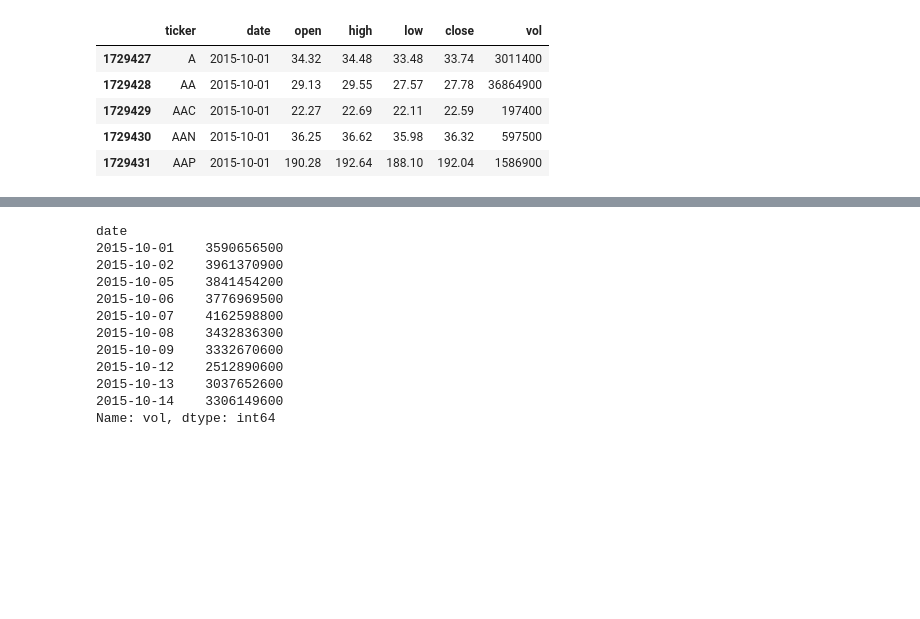
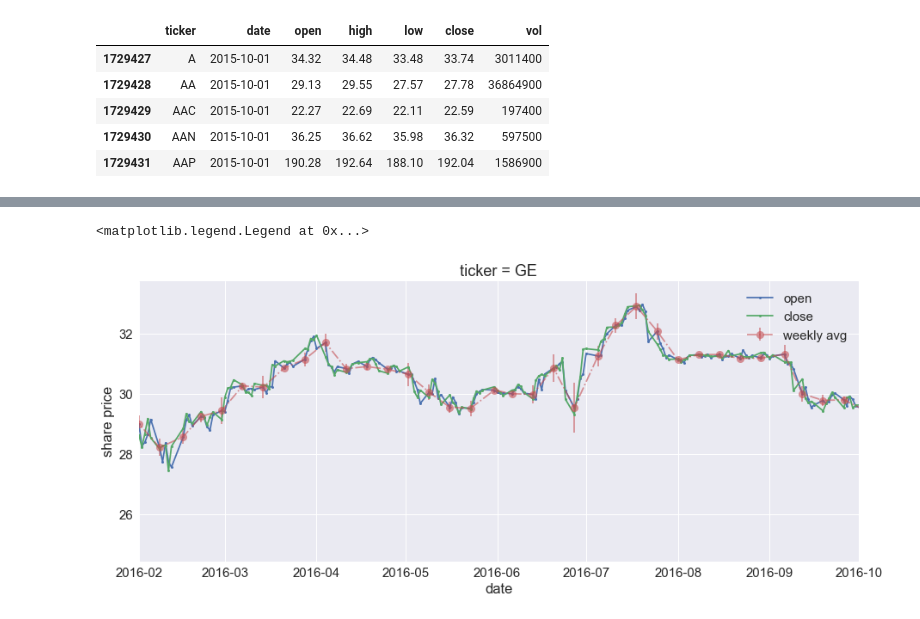
Before and after one commit to joehahn/dl, a Jupyter notebook: market/inspect_stock_data.ipynb, the cells around one changed output, grey strips where cells are left out. Drawn from its saved outputs; the diff is of its cells as text; code cells hidden in the pictures; blank space fills up the shorter version.

Commit message:
inspect-stock-data

```diff
--- a/market/inspect_stock_data.ipynb
+++ b/market/inspect_stock_data.ipynb
@@ -20,14 +20,15 @@ pd.set_option('display.max_columns', None)
 # %%
 #select date ranges, for plotting and for models
 data_date_range  = ('2015-10-01', '2017-03-01')
-plot_date_range  = ('2016-03-01', '2018-01-12')
+plot_date_range  = ('2016-02-01', '2016-10-01')
 model_date_range = ('2017-01-12', '2018-01-12')
 # %%
 #read NYSE data
 path = 'private/eoddata/NYSE_*.zip'
-drop_holidays=True
+drop_holidays = True
 from helper_fns import *
-market = read_nyse_data(path, start_date=data_date_range[0], end_date=data_date_range[1], drop_holidays=drop_holidays)
+market = read_market_data(path, start_date=data_date_range[0], end_date=data_date_range[1],
+    drop_holidays=drop_holidays)
 print market.dtypes
 market.head()
 # %% [output]
@@ -87,0 +55,6 @@ r.head()
+# %%
+#resample market timeseries data across 1-week bins
+freq = 'w'
+market_resampled = resample_data(market, freq)
+idx = market_resampled['ticker'] == 'GE'
+market_resampled[idx].tail()
@@ -88,20 +68,33 @@ r.head()
+# %%
+ticker = 'GE'
+df = market
+idx = (df['ticker'] == ticker)
+df = df[idx].set_index('date')
+fig, ax = plt.subplots(1,1, figsize=(15, 6))
+yp = df['open']
+ax.plot(yp, marker='o', markersize=3, linestyle='-', label='open')
+yp = df['close']
+ax.plot(yp, marker='o', markersize=3, linestyle='-', label='close')
+df = market_resampled
+idx = (df['ticker'] == ticker)
+df = df[idx].set_index('date')
+yp = df['open']
+xp = yp.index
+err = df['std']
+ax.errorbar(xp, yp, yerr=err, marker='o', markersize=9, linestyle='-.', alpha=0.6, label='weekly avg')
+ax.set_title('ticker = ' + ticker)
+ax.set_ylabel('share price')
+ax.set_xlabel('date')
+ax.set_xlim(plot_date_range)
+ax.legend()
+#plt.savefig('figs/field_parameters.png')
+# %% [output]
+<matplotlib.legend.Legend at 0x...>
+[figure, added]
 # %%
 #compute volume of shares traded each day
 daily_volume = market.groupby('date')['vol'].sum()
 daily_volume.head(10)
-# %% [output]
-date
-2015-10-01    3590656500
-2015-10-02    3961370900
-2015-10-05    3841454200
-2015-10-06    3776969500
-2015-10-07    4162598800
-2015-10-08    3432836300
-2015-10-09    3332670600
-2015-10-12    2512890600
-2015-10-13    3037652600
-2015-10-14    3306149600
-Name: vol, dtype: int64
 # %%
 #plot daily volume vs date
 fig, ax = plt.subplots(figsize=(16, 6))
```
Also changed, not shown: parts of 6 cells of this notebook, 2 other files.
